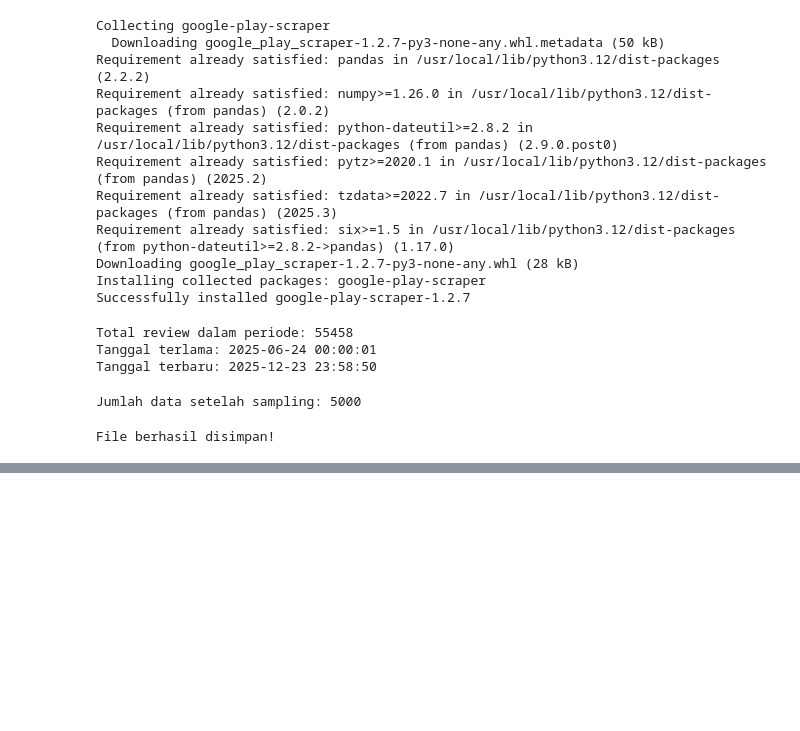
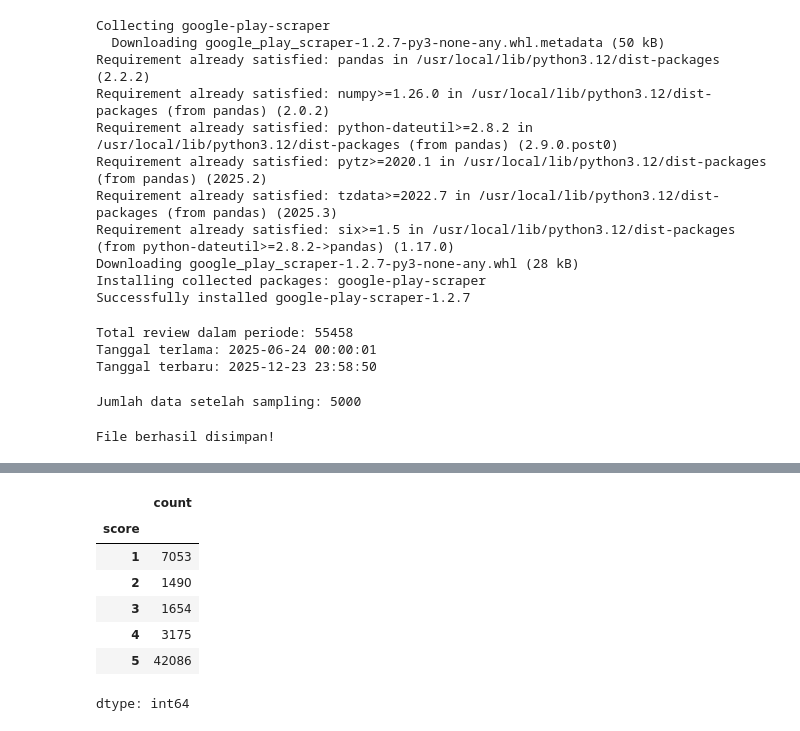
Before and after one commit to mukhairatil/ABSA_BRIMO_GooglePlaystore_IndoRoBERTa, a Jupyter notebook: absa_brimo_indoroberta.ipynb, the cells around one changed output, grey strips where cells are left out. Saved outputs shown, nothing was run; the diff lists cells and outputs as text; code cells hidden in the pictures; blank space fills up the shorter version.

```diff
--- a/absa_brimo_indoroberta.ipynb
+++ b/absa_brimo_indoroberta.ipynb
@@ -85,0 +97,11 @@ File berhasil disimpan!
+# %%
+df['score'].value_counts().sort_index()
+# %% [output]
+|  | count |
+| score |  |
+| 1 | 7053 |
+| 2 | 1490 |
+| 3 | 1654 |
+| 4 | 3175 |
+| 5 | 42086 |
+dtype: int64
```
Also changed, not shown: parts of 3 cells of this notebook.
